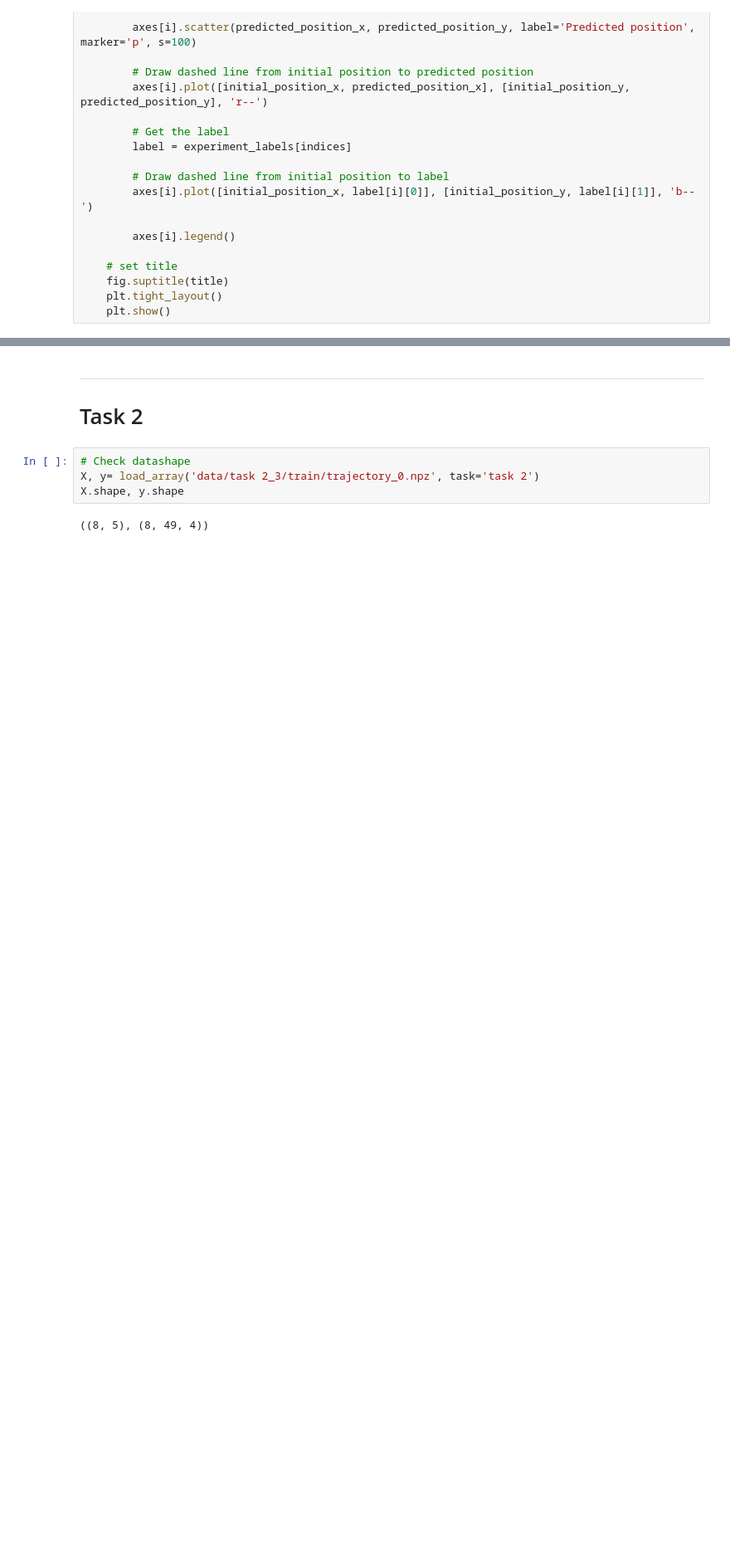
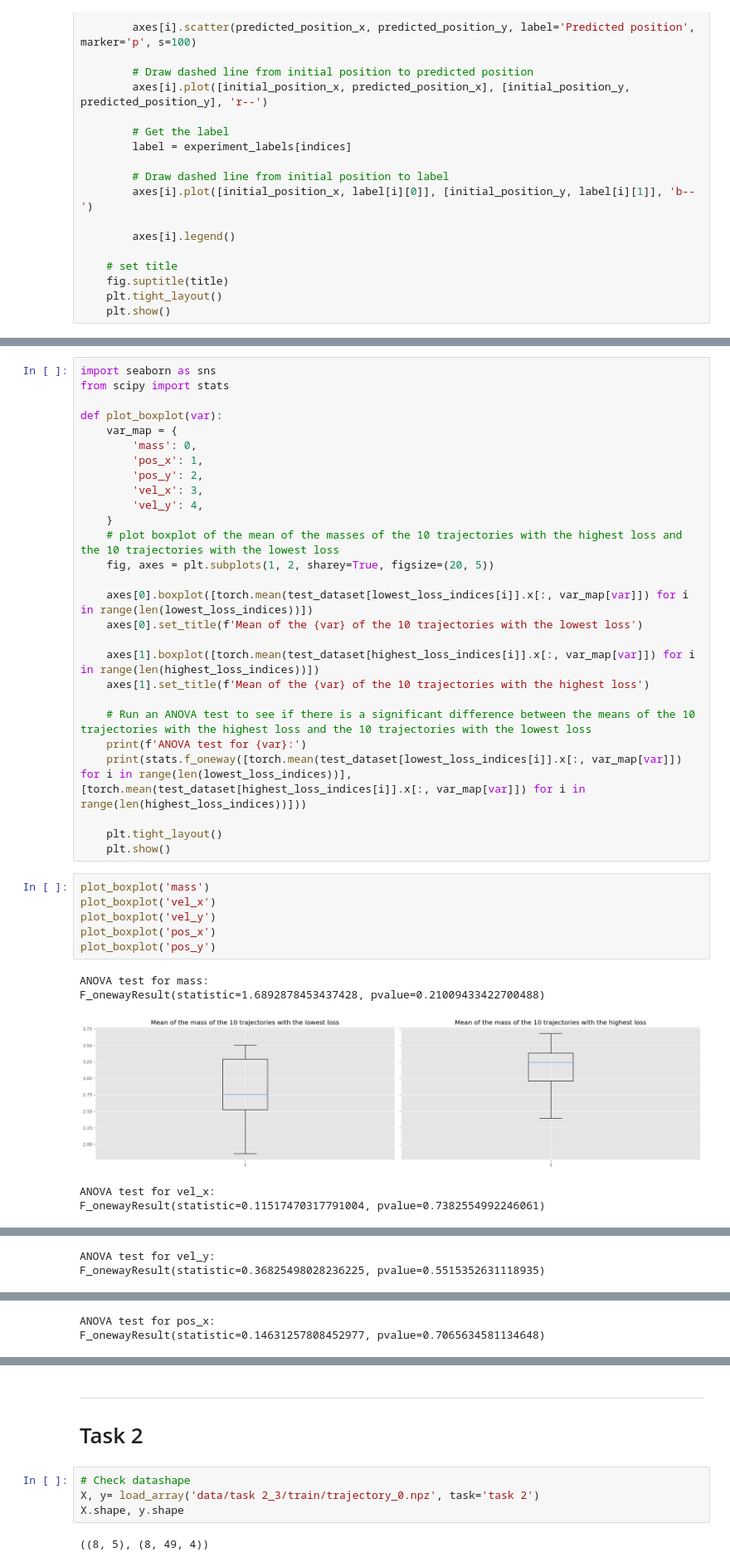
Before and after one commit to lzolyomi/2AMM10-DeepLearning, a Jupyter notebook: Assignment 2/Task1_Experiments.ipynb, the cells around one changed output, grey strips where cells are left out. Shown at 83% size. Drawn from its saved outputs; the diff is of its cells as text; blank space fills up the shorter version.

Commit message:
Add boxplots for mass and velocities

```diff
--- a/Assignment 2/Task1_Experiments.ipynb
+++ b/Assignment 2/Task1_Experiments.ipynb
@@ -514,0 +515,39 @@ plot_trajectories(highest_loss_indices[-1], title="Trajectories with highest los
+# %%
+import seaborn as sns
+from scipy import stats
+
+def plot_boxplot(var):
+    var_map = {
+        'mass': 0,
+        'pos_x': 1,
+        'pos_y': 2,
+        'vel_x': 3,
+        'vel_y': 4,
+    }
+    # plot boxplot of the mean of the masses of the 10 trajectories with the highest loss and the 10 trajectories with the lowest loss
+    fig, axes = plt.subplots(1, 2, sharey=True, figsize=(20, 5))
+
+    axes[0].boxplot([torch.mean(test_dataset[lowest_loss_indices[i]].x[:, var_map[var]]) for i in range(len(lowest_loss_indices))])
+    axes[0].set_title(f'Mean of the {var} of the 10 trajectories with the lowest loss')
+
+    axes[1].boxplot([torch.mean(test_dataset[highest_loss_indices[i]].x[:, var_map[var]]) for i in range(len(highest_loss_indices))])
+    axes[1].set_title(f'Mean of the {var} of the 10 trajectories with the highest loss')
+
+    # Run an ANOVA test to see if there is a significant difference between the means of the 10 trajectories with the highest loss and the 10 trajectories with the lowest loss
+    print(f'ANOVA test for {var}:')
+    print(stats.f_oneway([torch.mean(test_dataset[lowest_loss_indices[i]].x[:, var_map[var]]) for i in range(len(lowest_loss_indices))], [torch.mean(test_dataset[highest_loss_indices[i]].x[:, var_map[var]]) for i in range(len(highest_loss_indices))]))
+
+    plt.tight_layout()
+    plt.show()
+# %%
+plot_boxplot('mass')
+plot_boxplot('vel_x')
+plot_boxplot('vel_y')
+plot_boxplot('pos_x')
+plot_boxplot('pos_y')
+# %% [output]
+ANOVA test for mass:
+F_onewayResult(statistic=1.6892878453437428, pvalue=0.21009433422700488)
+[figure, added]
+ANOVA test for vel_x:
+F_onewayResult(statistic=0.11517470317791004, pvalue=0.7382554992246061)
@@ -514,0 +555,2 @@ plot_trajectories(highest_loss_indices[-1], title="Trajectories with highest los
+ANOVA test for vel_y:
+F_onewayResult(statistic=0.36825498028236225, pvalue=0.5515352631118935)
@@ -514,0 +558,2 @@ plot_trajectories(highest_loss_indices[-1], title="Trajectories with highest los
+ANOVA test for pos_x:
+F_onewayResult(statistic=0.14631257808452977, pvalue=0.7065634581134648)
```
Also changed, not shown: parts of 6 cells of this notebook.
